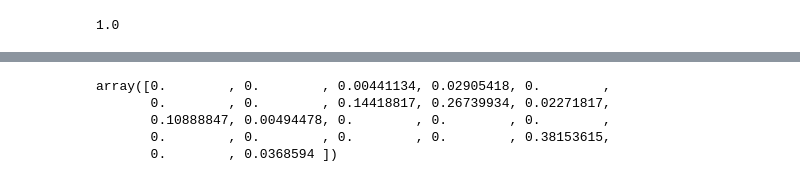
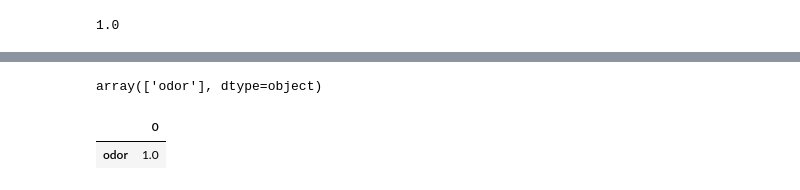
Before and after one commit to GustavoLLima/treinamento-h2ia, a Jupyter notebook: Mushroom_classification.ipynb, the cells around one changed output, grey strips where cells are left out. Saved outputs shown, nothing was run; the diff lists cells and outputs as text; code cells hidden in the pictures.

```diff
--- a/Mushroom_classification.ipynb
+++ b/Mushroom_classification.ipynb
@@ -227,9 +214,6 @@ Index(['cap-shape', 'cap-surface', 'cap-color', 'bruises', 'odor',
-# %%
-clf.feature_importances_
-# %% [output]
-array([0.        , 0.        , 0.00441134, 0.02905418, 0.        ,
-       0.        , 0.        , 0.14418817, 0.26739934, 0.02271817,
-       0.10888847, 0.00494478, 0.        , 0.        , 0.        ,
-       0.        , 0.        , 0.        , 0.        , 0.38153615,
-       0.        , 0.0368594 ])
+# %%
+#clf.feature_importances_
+clf.feature_names_in_
+# %% [output]
+array(['odor'], dtype=object)
 # %%
@@ -237,3 +221,8 @@ feature_importance = pd.DataFrame(clf.feature_importances_, index = feature_name
+# %%
+feature_importance
+# %% [output]
+|  | 0 |
+| odor | 1.0 |
 # %%
 features = list(feature_importance[feature_importance[0]>=0].index)
 features
```
Also changed, not shown: parts of 19 cells of this notebook.
